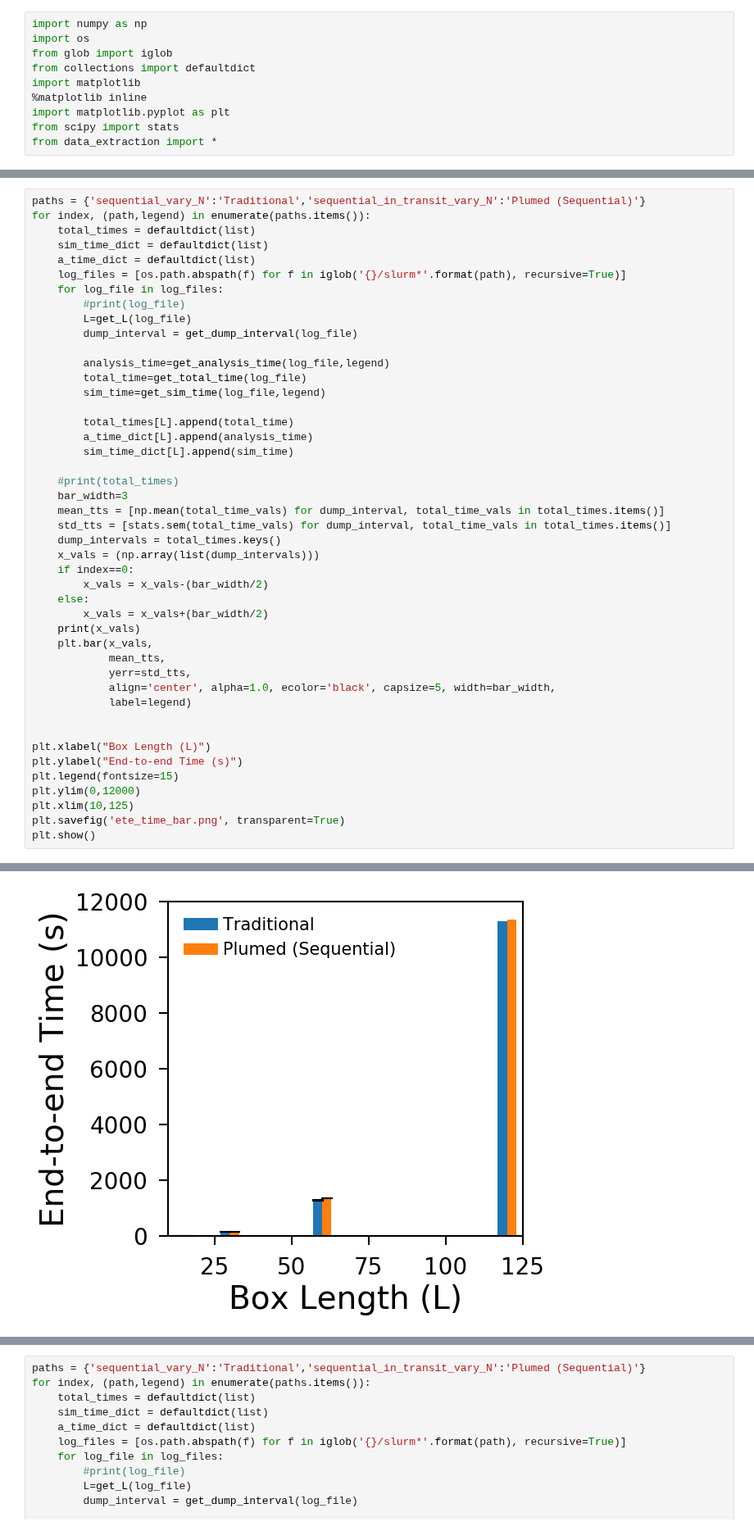
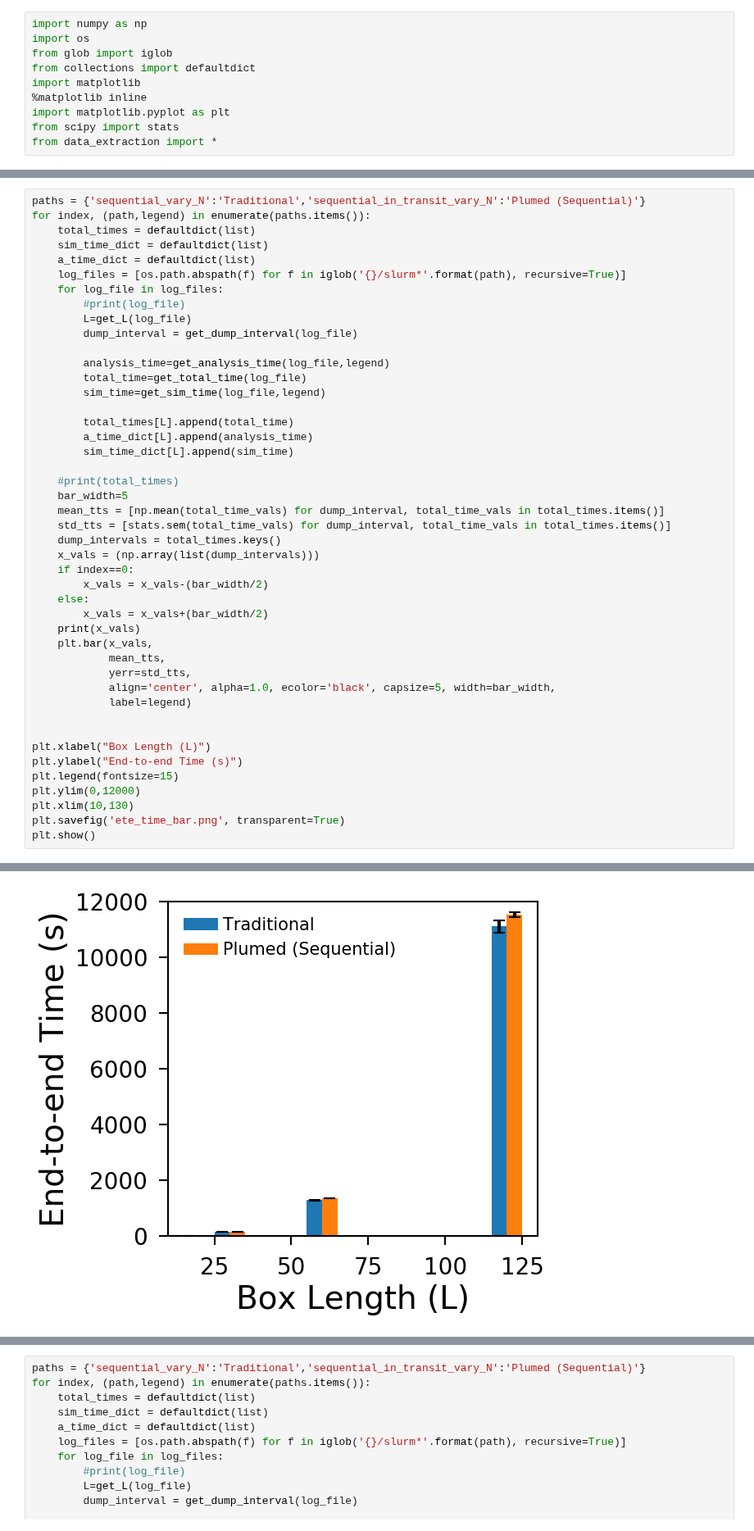
Before and after one commit to Analytics4MD/A4MD, a Jupyter notebook: examples/plot_varying_L.ipynb, the cells around one changed output, grey strips where cells are left out. Shown at 82% size. Drawn from its saved outputs; the diff is of its cells as text.

```diff
--- a/examples/plot_varying_L.ipynb
+++ b/examples/plot_varying_L.ipynb
@@ -270,7 +270,7 @@ for index, (path,legend) in enumerate(paths.items()):
         sim_time_dict[L].append(sim_time)
 
     #print(total_times)
-    bar_width=3
+    bar_width=5
     mean_tts = [np.mean(total_time_vals) for dump_interval, total_time_vals in total_times.items()]
     std_tts = [stats.sem(total_time_vals) for dump_interval, total_time_vals in total_times.items()]
     dump_intervals = total_times.keys()
@@ -291,7 +291,7 @@ plt.xlabel("Box Length (L)")
 plt.ylabel("End-to-end Time (s)")
 plt.legend(fontsize=15)
 plt.ylim(0,12000)
-plt.xlim(10,125)
+plt.xlim(10,130)
 plt.savefig('ete_time_bar.png', transparent=True)
 plt.show()
 # %% [output]
@@ -300,4 +300,4 @@ plt.show()
-[figure, old version]
+[figure, new version]
 # %%
 paths = {'sequential_vary_N':'Traditional','sequential_in_transit_vary_N':'Plumed (Sequential)'}
 for index, (path,legend) in enumerate(paths.items()):
```
Also changed, not shown: parts of 6 cells of this notebook, 1 other file.
